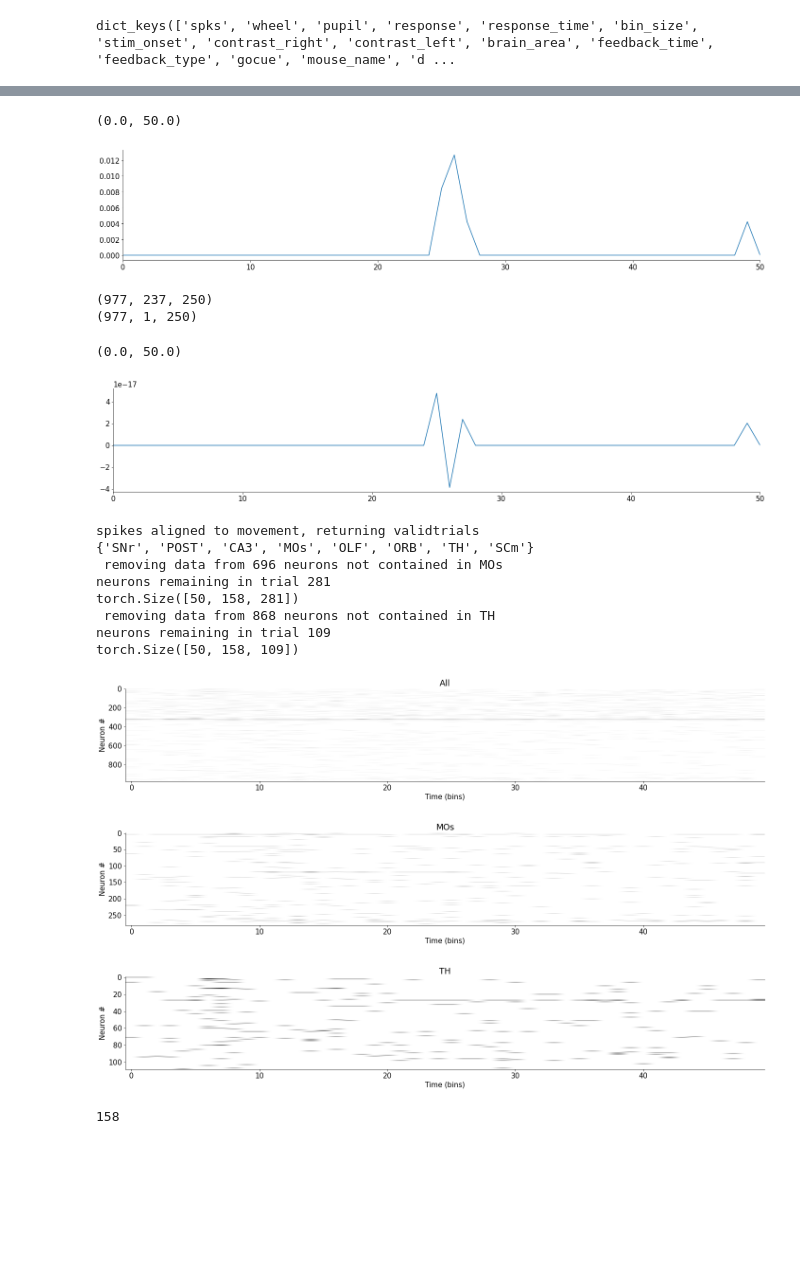
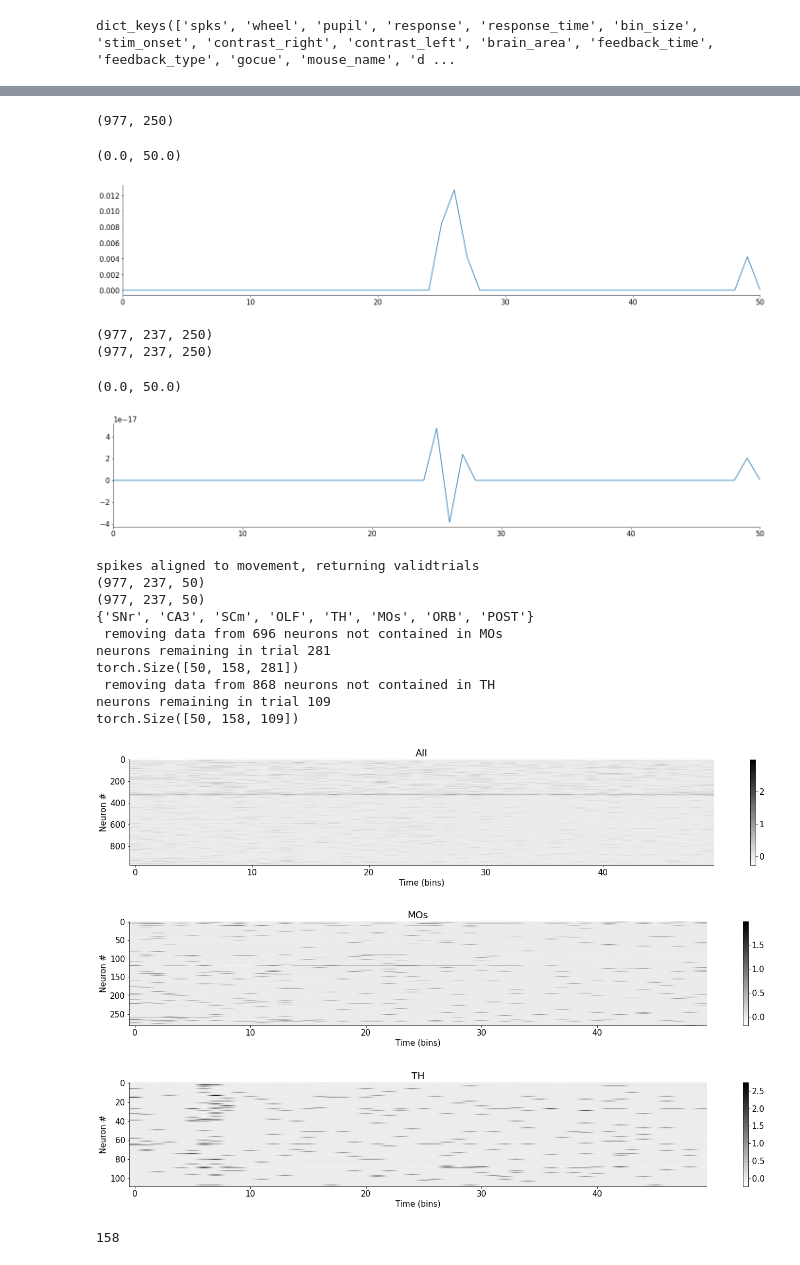
Before and after one commit to cindyhfls/NMA_DL_2021_project, a Jupyter notebook: project_group_OkapisJohnV4.ipynb, the cells around one changed output, grey strips where cells are left out. Saved outputs shown, nothing was run; the diff lists cells and outputs as text; code cells hidden in the pictures; blank space fills up the shorter version.

```diff
--- a/project_group_OkapisJohnV4.ipynb
+++ b/project_group_OkapisJohnV4.ipynb
@@ -147,7 +179,7 @@ class SteinmetzSession:
 
   def removeTrialAvgFR(self):
     mFR = self.data['spks'].mean(1)
-    mFR = np.expand_dims(mFR, 1)
+    mFR = np.expand_dims(mFR, 1).repeat(self.data['spks'].shape[1],axis = 1)
     print(np.shape(self.data['spks']))
     print(np.shape(mFR))
     self.data['spks'] = self.data['spks'].astype(float)
@@ -161,14 +211,13 @@ class SteinmetzSession:
 s31=SteinmetzSession(alldat[30])
 neuron = 106
 data = s31.data['spks']
-#maxN =
-#plt.plot(data[neuron,0, :])
 mFR =  data.mean(1)
-#print(maxFR)
+print(mFR.shape)
 plt.plot(mFR[neuron,:])
 plt.xlim([0,50])
 # %% [output]
-(0.0, 50.0)
+(977, 250)
+(0.0, 50.0)
 [figure]
 # %%
 s31.removeTrialAvgFR()
@@ -181,7 +230,7 @@ plt.plot(mFR[neuron,:])
 plt.xlim([0,50])
 # %% [output]
 (977, 237, 250)
-(977, 1, 250)
+(977, 237, 250)
 (0.0, 50.0)
 [figure]
 # %%
@@ -205,13 +254,15 @@ class NeuronDataset(Dataset):
 #@title get input for network from session 31
 s31=SteinmetzSession(alldat[30])
 validtrials = s31.realign_data_to_movement(500) # get 500 ms from movement time,
+s31.removeTrialAvgFR()
+
 # cannot get realign and binning to work the same time =[
 
 nTr = np.argwhere(validtrials) # since the other trials were defaulted to a zero value, only plot the valid trials
 
 ## plot a trial
 plt.figure()
-s31.plotTrial(nTr[0])
+s31.plotTrial(nTr[1])
 plt.title('All')
 
 ### print areas
@@ -221,39 +272,41 @@ s31.get_areas()
 
 MO = copy.deepcopy(s31)
 ###remove all neurons not in motor cortex
 MO.extractROI('MOs')
 ### plot a trial from motor neuron
 plt.figure()
-MO.plotTrial(nTr[0])
+MO.plotTrial(nTr[1])
 plt.title('MOs')
 ### permute the trials
 MOdata = MO.permdims().float().to(device)
 MOdata = MOdata[:,validtrials,:]
 print(MOdata.shape)
 
 TH = copy.deepcopy(s31)
 ###remove all neurons not in motor cortex
 TH.extractROI('TH')
 ### plot a trial from motor neuron
 plt.figure()
-TH.plotTrial(nTr[0])
+TH.plotTrial(nTr[1])
 plt.title('TH')
 
 THdata = TH.permdims().float().to(device)
 THdata = THdata[:,validtrials,:]
 print(THdata.shape)
 # %% [output]
 spikes aligned to movement, returning validtrials
-{'SNr', 'POST', 'CA3', 'MOs', 'OLF', 'ORB', 'TH', 'SCm'}
+(977, 237, 50)
+(977, 237, 50)
+{'SNr', 'CA3', 'SCm', 'OLF', 'TH', 'MOs', 'ORB', 'POST'}
  removing data from 696 neurons not contained in MOs
 neurons remaining in trial 281
 torch.Size([50, 158, 281])
  removing data from 868 neurons not contained in TH
 neurons remaining in trial 109
 torch.Size([50, 158, 109])
-[figure, old version]
+[figure, new version]
-[figure, old version]
+[figure, new version]
-[figure, old version]
+[figure, new version]
 # %%
 #@title get indices for trials (split into ~60%, 30%,10%)
 N = MOdata.shape[1]
```
Also changed, not shown: parts of 28 cells of this notebook.
